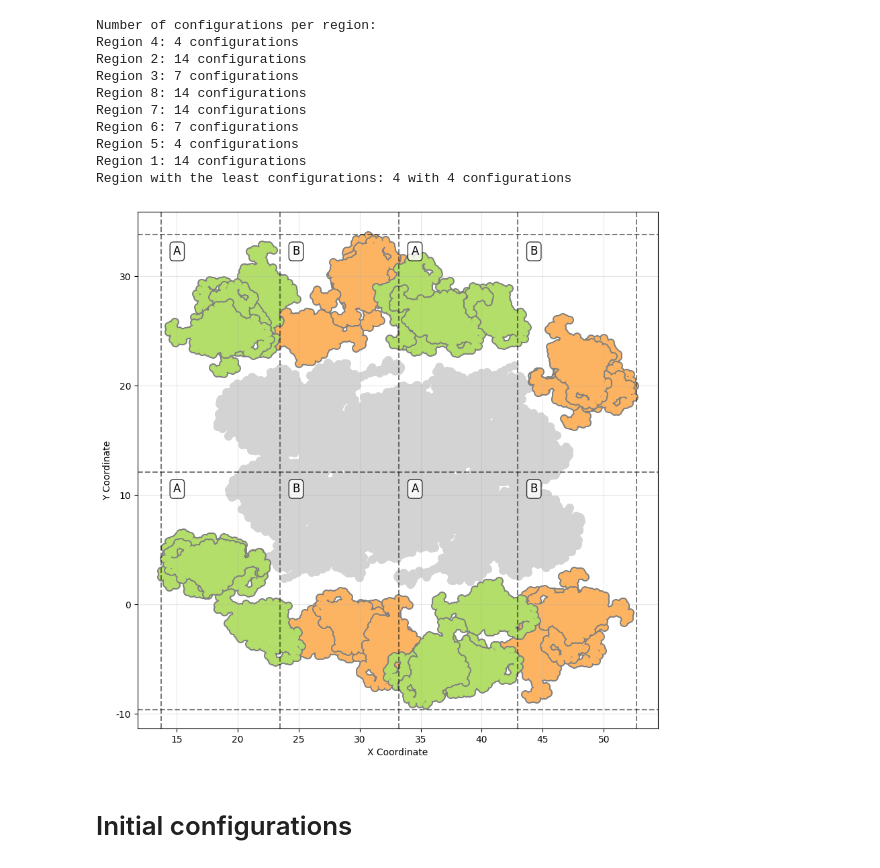
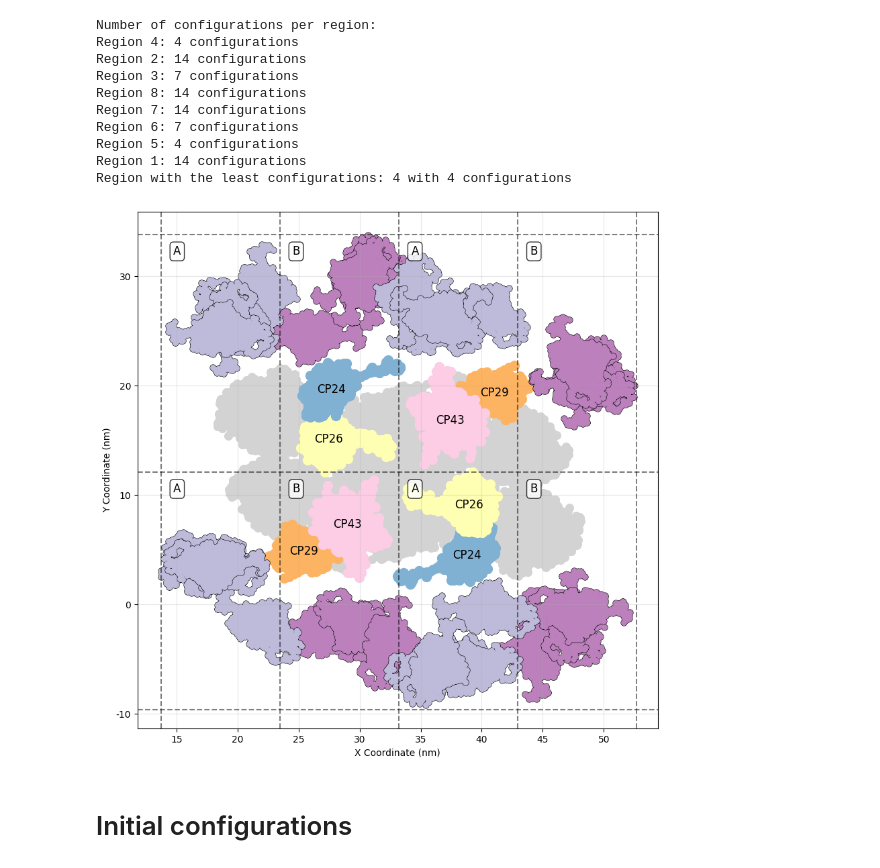
Before and after one commit to rubizarmiento/PsbS_Binding_Site, a Jupyter notebook: 5_psii/generate_inital_configurations.ipynb, the cells around one changed output. Drawn from its saved outputs; the diff is of its cells as text; code cells hidden in the pictures.

```diff
--- a/5_psii/generate_inital_configurations.ipynb
+++ b/5_psii/generate_inital_configurations.ipynb
@@ -68,7 +68,7 @@ fig, ax = plt.subplots(figsize=(10, 10))
 #chains = ["4", "s", "r", "c"]
 chains = ["4"]
 cmap= plt.get_cmap("Set3")
-color0 = cmap(0)   # first color
+color0 = cmap(2)   # first color
 
 for i in range(len(chains)):
     chain = chains[i]
@@ -86,12 +86,12 @@ for i in range(len(chains)):
                 cmap = plt.colormaps['Set3']
                 config_color = cmap(config_id / total_configs)
                 positions = dict_daft[key].positions_psbs
-                ax.scatter(positions[:, 0], positions[:, 1], color='grey', alpha=1,s=80)
-                ax.scatter(positions[:, 0], positions[:, 1], color=color0, alpha=1,s=30)
+                ax.scatter(positions[:, 0], positions[:, 1], color='black', alpha=1,s=70)
+                ax.scatter(positions[:, 0], positions[:, 1], color=color0, alpha=1,s=50)
 
 # Plot PsbS
 positions_chain = dict_daft[f"chain_{chains[0]}_seed{seeds[0]}_0001"].positions_chain
-
-ax.scatter(positions_chain[:, 0], positions_chain[:, 1], color='darkblue', alpha=1, s=100, label='PsbS')
+ax.scatter(positions_chain[:, 0], positions_chain[:, 1], color='black', alpha=1, s=90, label='PsbS')
+ax.scatter(positions_chain[:, 0], positions_chain[:, 1], color=cmap(4), alpha=1, s=50, label='PsbS')
 # %% [output]
 <matplotlib.collections.PathCollection at 0x...>
@@ -395,6 +395,21 @@ fig, ax = plt.subplots(figsize=(10, 10))
 
 # Plot PSII background
 ax.scatter(pos0[:, 0], pos0[:, 1], color='lightgrey', alpha=1, s=70)
+chains = ["4", "s", "r", "c", "8", "S", "R", "C"]
+cmap= plt.get_cmap("Set3")
+
+colors = [cmap(0), cmap(1), cmap(2), cmap(3), cmap(4), cmap(5), cmap(6), cmap(7)]
+colors_plot = [cmap(4), colors[5], colors[1], colors[7],cmap(4), colors[5], colors[1], colors[7]]
+labels_plot = ["CP24", "CP29", "CP26", "CP43", "CP24", "CP29", "CP26", "CP43"]
+for i in range(len(chains)):
+    chain = chains[i]
+    color = colors_plot[i]
+    positions_chain = dict_daft[f"chain_{chain}_seed{seeds[0]}_0001"].positions_chain
+    ax.scatter(positions_chain[:, 0], positions_chain[:, 1], color=color, alpha=1, s=100)
+    #Get the center of geometry and plot the label
+    center_of_geometry = np.mean(positions_chain, axis=0)[:2]
+    ax.text(center_of_geometry[0], center_of_geometry[1], labels_plot[i], color='black', fontsize=12,
+            ha='center', va='center', bbox=dict(boxstyle="round,pad=0.3", facecolor="white", alpha=0))
 
 # Collect data for scatter plot with colorbar
 centers = []
@@ -405,8 +420,8 @@ for region_id, config_keys in even_regions_dict.items():
     for key in config_keys:
         if hasattr(dict_daft[key], 'region_id') and dict_daft[key].region_id is not None:
             positions = dict_daft[key].positions_psbs
-            ax.scatter(positions[:, 0], positions[:, 1], color="grey", alpha=1, s=70)
-            ax.scatter(positions[:, 0], positions[:, 1], color=cmap(5), alpha=1, s=30)
+            ax.scatter(positions[:, 0], positions[:, 1], color="black", alpha=1, s=40)
+            ax.scatter(positions[:, 0], positions[:, 1], color=cmap(9), alpha=1, s=30)
             # Collect center and region_id for colorbar
             center = np.mean(positions, axis=0)[:2]
             centers.append(center)
@@ -416,8 +431,8 @@ for region_id, config_keys in odd_regions_dict.items():
     for key in config_keys:
         if hasattr(dict_daft[key], 'region_id') and dict_daft[key].region_id is not None:
             positions = dict_daft[key].positions_psbs
-            ax.scatter(positions[:, 0], positions[:, 1], color="grey", alpha=1, s=70)
-            ax.scatter(positions[:, 0], positions[:, 1], color=cmap(6), alpha=1, s=30)
+            ax.scatter(positions[:, 0], positions[:, 1], color="black", alpha=1, s=40)
+            ax.scatter(positions[:, 0], positions[:, 1], color=cmap(2), alpha=1, s=30)
             # Collect center and region_id for colorbar
             center = np.mean(positions, axis=0)[:2]
             centers.append(center)
@@ -429,36 +444,36 @@ for region_id, config_keys in odd_regions_dict.items():
 for x in x_bins:
     ax.axvline(x, color='black', linestyle='--', alpha=0.5)
 for y in y_bins:
     ax.axhline(y, color='black', linestyle='--', alpha=0.5)
 
 labels = ["A", "B", "A", "B", "A", "B", "A", "B"]
 # At the top-left of each region, add the region ID
 for label, region_id in zip(labels, np.unique(region_ids)):
     # Calculate which bin this region corresponds to
     bin_x = (region_id - 1) % nx_bins  # Convert region_id back to x bin index
     bin_y = (region_id - 1) // nx_bins  # Convert region_id back to y bin index
 
     # Get the top-left corner coordinates
     x_left = x_bins[bin_x]
     y_top = y_bins[bin_y + 1] if bin_y + 1 < len(y_bins) else y_bins[bin_y]
 
     ax.text(x_left + 10, y_top - 10, label, color='black', fontsize=12,
             ha='left', va='top', bbox=dict(boxstyle="round,pad=0.3", facecolor="white", alpha=0.8))
 x_ticks = ax.get_xticks()
 x_ticks_nm = [f"{x_tick / 10:.0f}" for x_tick in x_ticks]
 ax.set_xticklabels(x_ticks_nm)
 y_ticks = ax.get_yticks()
 y_ticks_nm = [f"{y_tick / 10:.0f}" for y_tick in y_ticks]
 ax.set_yticklabels(y_ticks_nm)
 
 # Show the plot
-ax.set_xlabel('X Coordinate')
-ax.set_ylabel('Y Coordinate')
+ax.set_xlabel('X Coordinate (nm)')
+ax.set_ylabel('Y Coordinate (nm)')
 #ax.set_title('Non-intersecting Configurations by Region (6 regions)')
 ax.grid(True, alpha=0.3)
 plt.show()
 # %% [output]
-[figure, old version]
+[figure, new version]
 # %% [markdown]
 # Initial configurations
 # %%
```
Also changed, not shown: parts of 7 cells of this notebook, 1 other file.
